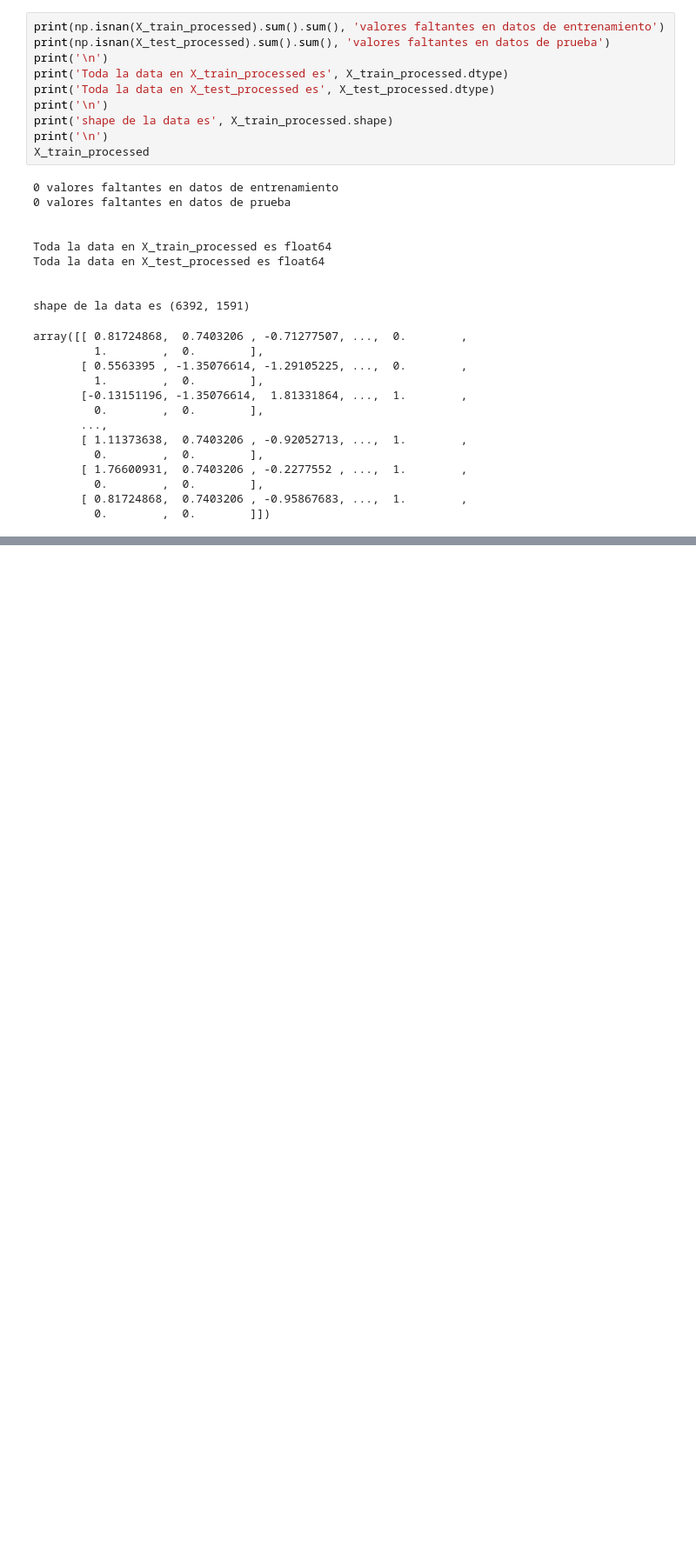
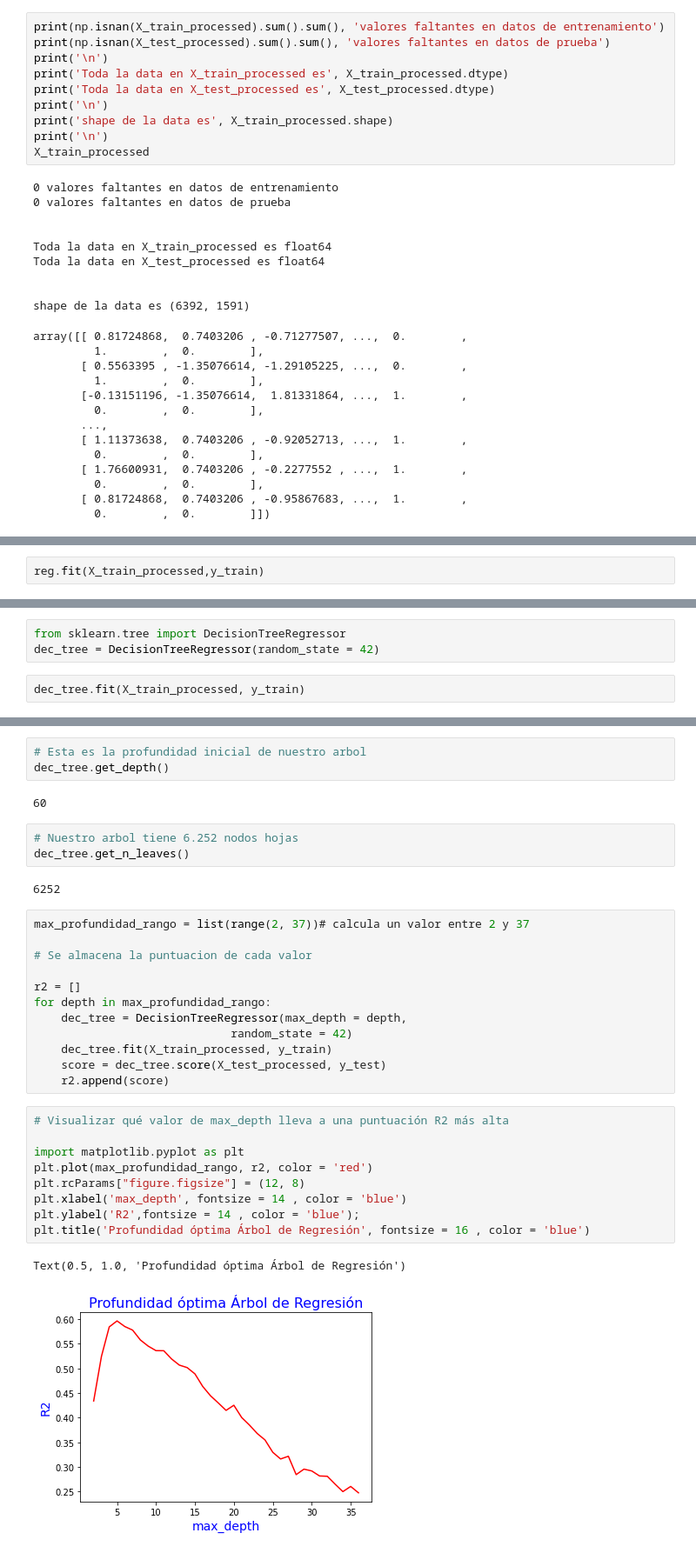
Before and after one commit to Jacobopp27/predicciones-de-ventas, a Jupyter notebook: Prediccion_ventas.ipynb, the cells around one changed output, grey strips where cells are left out. Shown: that part at 87% size. Cells and saved outputs as stored; diff of their text form; blank space fills up the shorter version.

```diff
--- a/Prediccion_ventas.ipynb
+++ b/Prediccion_ventas.ipynb
@@ -251,0 +257,2 @@ array([[ 0.81724868,  0.7403206 , -0.71277507, ...,  0.        ,
+# %%
+reg.fit(X_train_processed,y_train)
@@ -251,0 +338,5 @@ array([[ 0.81724868,  0.7403206 , -0.71277507, ...,  0.        ,
+# %%
+from sklearn.tree import DecisionTreeRegressor
+dec_tree = DecisionTreeRegressor(random_state = 42)
+# %%
+dec_tree.fit(X_train_processed, y_train)
@@ -251,0 +371,34 @@ array([[ 0.81724868,  0.7403206 , -0.71277507, ...,  0.        ,
+# %%
+# Esta es la profundidad inicial de nuestro arbol
+dec_tree.get_depth()
+# %% [output]
+60
+# %%
+# Nuestro arbol tiene 6.252 nodos hojas
+dec_tree.get_n_leaves()
+# %% [output]
+6252
+# %%
+max_profundidad_rango = list(range(2, 37))# calcula un valor entre 2 y 37
+
+# Se almacena la puntuacion de cada valor
+
+r2 = []
+for depth in max_profundidad_rango:
+    dec_tree = DecisionTreeRegressor(max_depth = depth,
+                             random_state = 42)
+    dec_tree.fit(X_train_processed, y_train)
+    score = dec_tree.score(X_test_processed, y_test)
+    r2.append(score)
+# %%
+# Visualizar qué valor de max_depth lleva a una puntuación R2 más alta
+
+import matplotlib.pyplot as plt
+plt.plot(max_profundidad_rango, r2, color = 'red')
+plt.rcParams["figure.figsize"] = (12, 8)
+plt.xlabel('max_depth', fontsize = 14 , color = 'blue')
+plt.ylabel('R2',fontsize = 14 , color = 'blue');
+plt.title('Profundidad óptima Árbol de Regresión', fontsize = 16 , color = 'blue')
+# %% [output]
+Text(0.5, 1.0, 'Profundidad óptima Árbol de Regresión')
+[figure, added]
```
Also changed, not shown: parts of 26 cells of this notebook.
